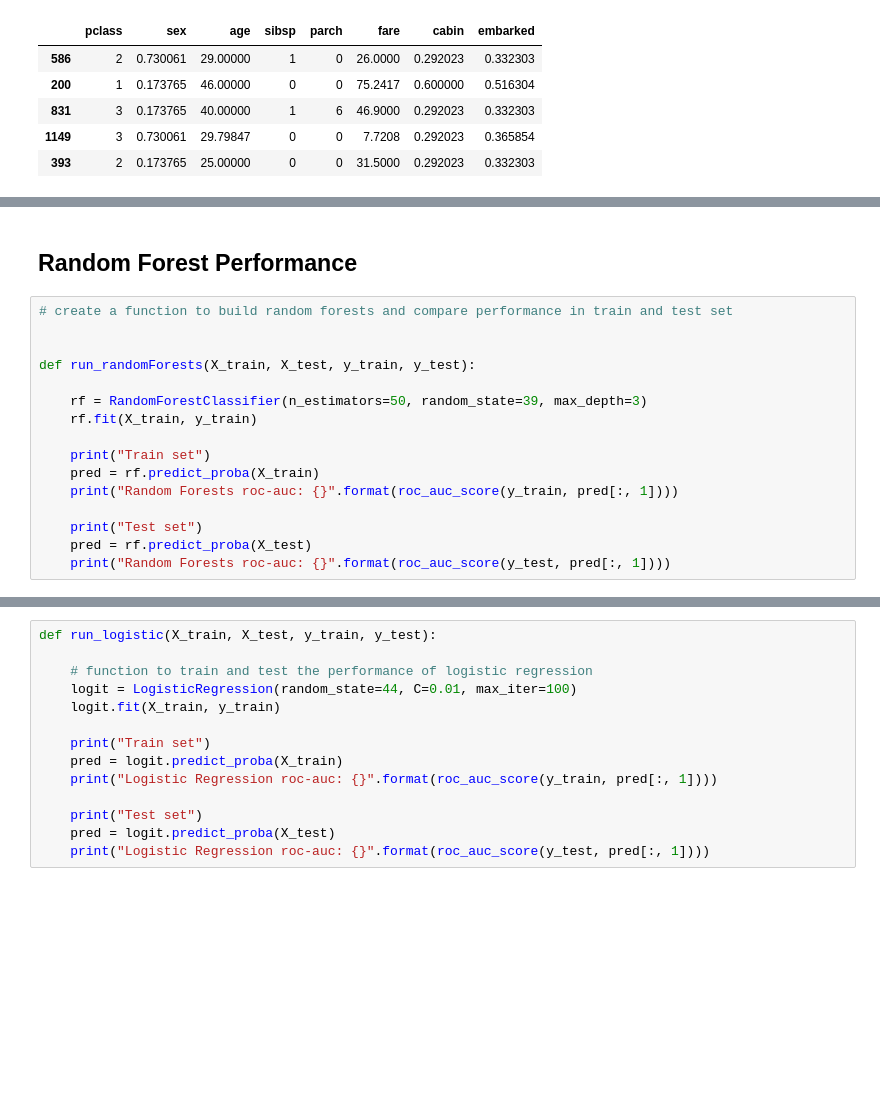
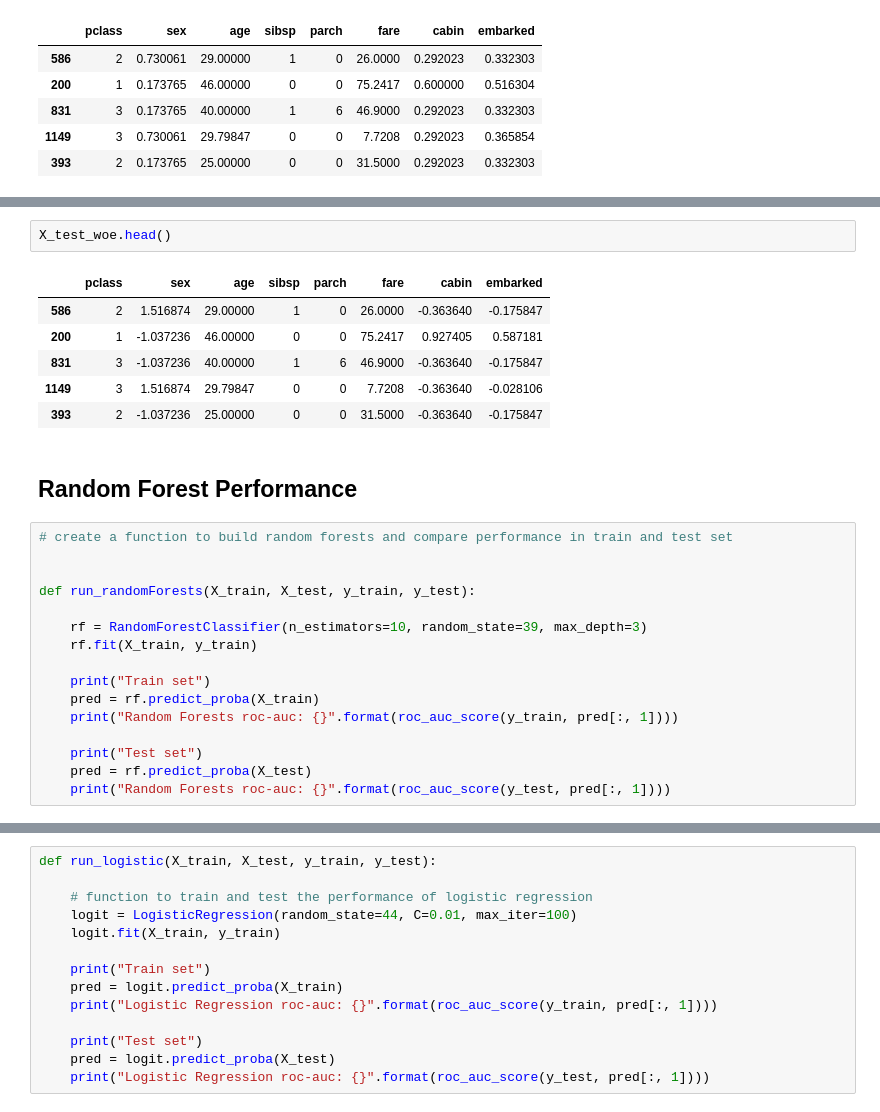
Before and after one commit to solegalli/feature-engineering-for-machine-learning, a Jupyter notebook: Section-09-Categorical-Encoding-Monotonic/Comparison-categorical-encoding-techniques.ipynb, the cells around one changed output, grey strips where cells are left out. Saved outputs shown, nothing was run; the diff lists cells and outputs as text; blank space fills up the shorter version.

```diff
--- a/Section-09-Categorical-Encoding-Monotonic/Comparison-categorical-encoding-techniques.ipynb
+++ b/Section-09-Categorical-Encoding-Monotonic/Comparison-categorical-encoding-techniques.ipynb
@@ -240,3 +260,12 @@ X_test_mean.head()
+# %%
+X_test_woe.head()
+# %% [output]
+|  | pclass | sex | age | sibsp | parch | fare | cabin | embarked |
+| 586 | 2 | 1.516874 | 29.00000 | 1 | 0 | 26.0000 | -0.363640 | -0.175847 |
+| 200 | 1 | -1.037236 | 46.00000 | 0 | 0 | 75.2417 | 0.927405 | 0.587181 |
+| 831 | 3 | -1.037236 | 40.00000 | 1 | 6 | 46.9000 | -0.363640 | -0.175847 |
+| 1149 | 3 | 1.516874 | 29.79847 | 0 | 0 | 7.7208 | -0.363640 | -0.028106 |
+| 393 | 2 | -1.037236 | 25.00000 | 0 | 0 | 31.5000 | -0.363640 | -0.175847 |
 # %% [markdown]
 ## Random Forest Performance
 # %%
@@ -245,7 +274,7 @@ X_test_mean.head()
 
 def run_randomForests(X_train, X_test, y_train, y_test):
 
-    rf = RandomForestClassifier(n_estimators=50, random_state=39, max_depth=3)
+    rf = RandomForestClassifier(n_estimators=10, random_state=39, max_depth=3)
     rf.fit(X_train, y_train)
 
     print("Train set")
```
Also changed, not shown: parts of 13 cells of this notebook.
